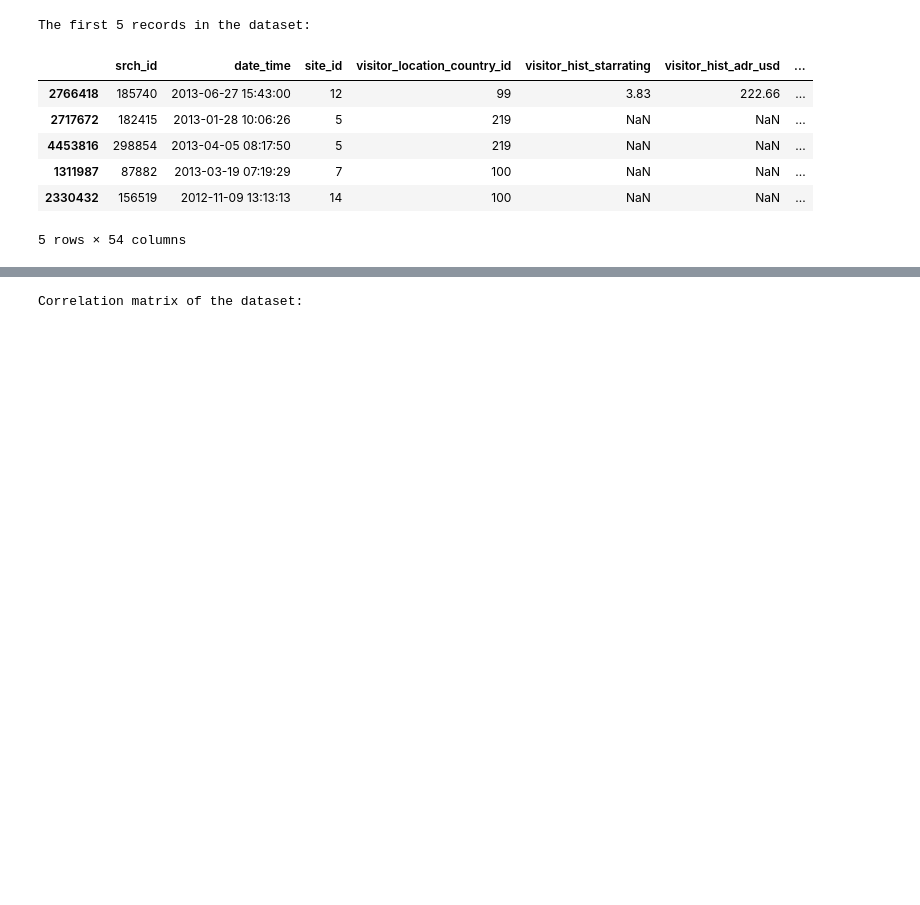
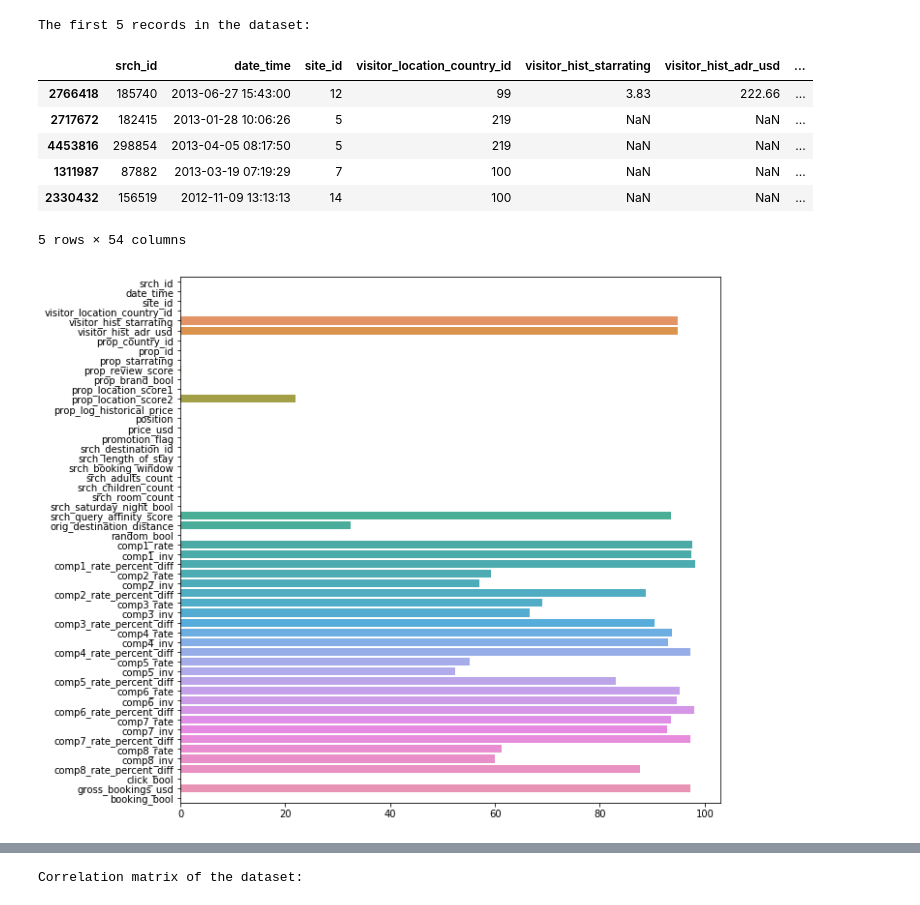
Before and after one commit to PimDijt/DMT, a Jupyter notebook: assignments/assignment2/explore.ipynb, the cells around one changed output, grey strips where cells are left out. Cells and saved outputs as stored; diff of their text form; code cells hidden in the pictures; blank space fills up the shorter version.

```diff
--- a/assignments/assignment2/explore.ipynb
+++ b/assignments/assignment2/explore.ipynb
@@ -38,3 +36,11 @@ The first 5 records in the dataset:
 | 1311987 | 87882 | 2013-03-19 07:19:29 | 7 | 100 | NaN | NaN | ... |
 | 2330432 | 156519 | 2012-11-09 13:13:13 | 14 | 100 | NaN | NaN | ... |
 5 rows × 54 columns
+# %%
+# Missing values in percentages
+missing = df_train.isnull().sum() / len(df_train) * 100
+plt.figure(figsize=(10, 10))
+sns.barplot(x=missing.values, y=missing.keys())
+plt.show()
+# %% [output]
+[figure, added]
```
Also changed, not shown: parts of 8 cells of this notebook.
